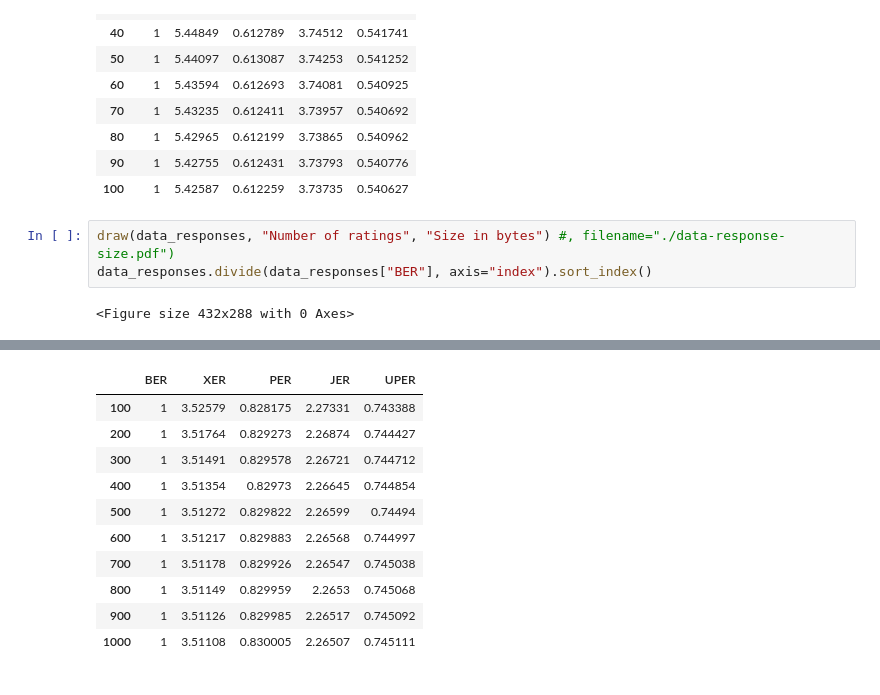
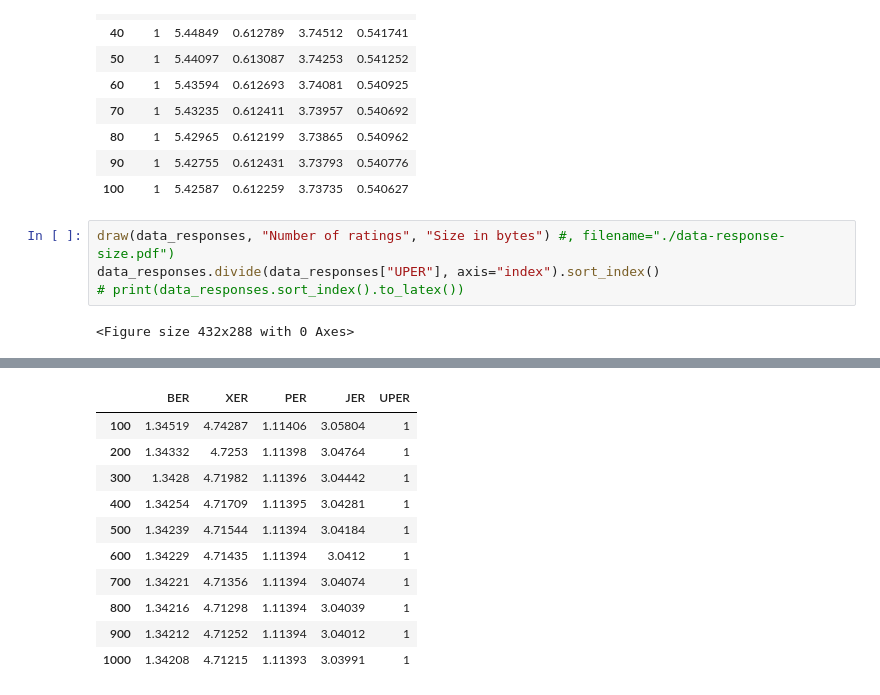
Before and after one commit to trust-messages/py-trustmessages, a Jupyter notebook: Analysis.ipynb, the cells around one changed output, grey strips where cells are left out. Cells and saved outputs as stored; diff of their text form.

```diff
--- a/Analysis.ipynb
+++ b/Analysis.ipynb
@@ -195,18 +195,19 @@ data_requests.divide(data_requests["BER"], axis="index").sort_index()
 | 100 | 1 | 5.42587 | 0.612259 | 3.73735 | 0.540627 |
 # %%
 draw(data_responses, "Number of ratings", "Size in bytes") #, filename="./data-response-size.pdf")
-data_responses.divide(data_responses["BER"], axis="index").sort_index()
+data_responses.divide(data_responses["UPER"], axis="index").sort_index()
+# print(data_responses.sort_index().to_latex())
 # %% [output]
 <Figure size 432x288 with 0 Axes>
 [drawing not drawn]
 |  | BER | XER | PER | JER | UPER |
-| 100 | 1 | 3.52579 | 0.828175 | 2.27331 | 0.743388 |
-| 200 | 1 | 3.51764 | 0.829273 | 2.26874 | 0.744427 |
-| 300 | 1 | 3.51491 | 0.829578 | 2.26721 | 0.744712 |
-| 400 | 1 | 3.51354 | 0.82973 | 2.26645 | 0.744854 |
-| 500 | 1 | 3.51272 | 0.829822 | 2.26599 | 0.74494 |
-| 600 | 1 | 3.51217 | 0.829883 | 2.26568 | 0.744997 |
-| 700 | 1 | 3.51178 | 0.829926 | 2.26547 | 0.745038 |
-| 800 | 1 | 3.51149 | 0.829959 | 2.2653 | 0.745068 |
-| 900 | 1 | 3.51126 | 0.829985 | 2.26517 | 0.745092 |
-| 1000 | 1 | 3.51108 | 0.830005 | 2.26507 | 0.745111 |
+| 100 | 1.34519 | 4.74287 | 1.11406 | 3.05804 | 1 |
+| 200 | 1.34332 | 4.7253 | 1.11398 | 3.04764 | 1 |
+| 300 | 1.3428 | 4.71982 | 1.11396 | 3.04442 | 1 |
+| 400 | 1.34254 | 4.71709 | 1.11395 | 3.04281 | 1 |
+| 500 | 1.34239 | 4.71544 | 1.11394 | 3.04184 | 1 |
+| 600 | 1.34229 | 4.71435 | 1.11394 | 3.0412 | 1 |
+| 700 | 1.34221 | 4.71356 | 1.11394 | 3.04074 | 1 |
+| 800 | 1.34216 | 4.71298 | 1.11394 | 3.04039 | 1 |
+| 900 | 1.34212 | 4.71252 | 1.11394 | 3.04012 | 1 |
+| 1000 | 1.34208 | 4.71215 | 1.11393 | 3.03991 | 1 |
```
